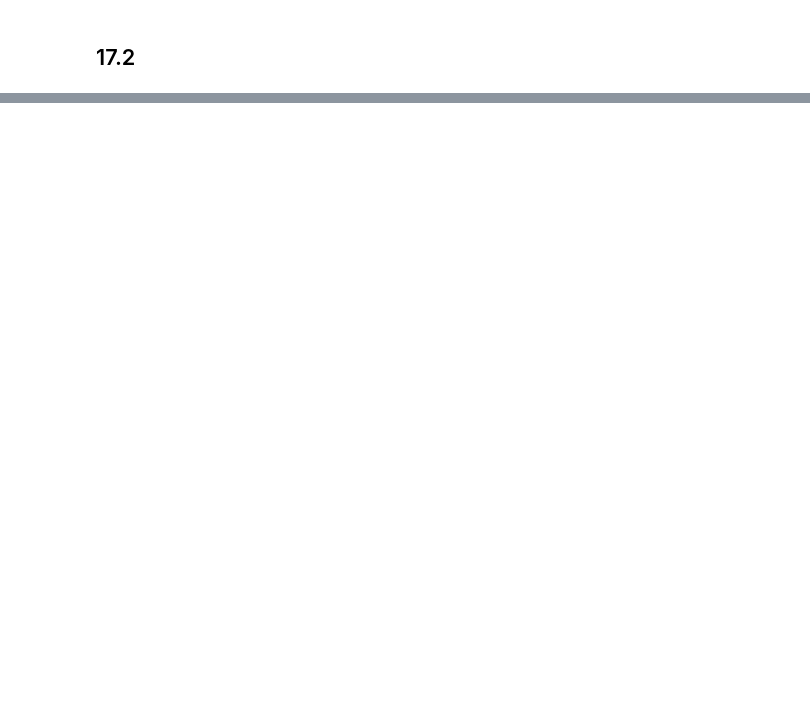
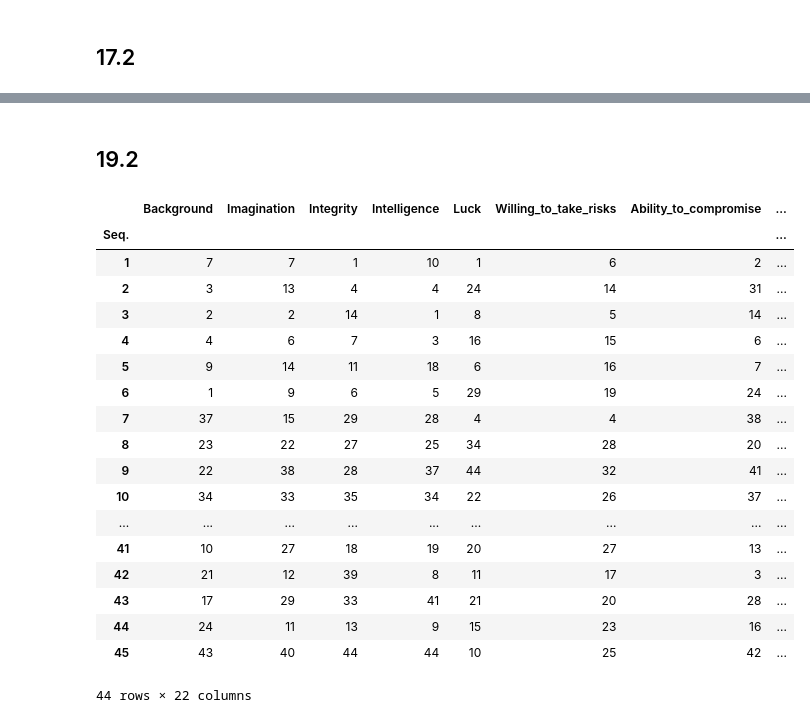
Before and after one commit to pydatawrangler/eda_ref, a Jupyter notebook: book-effective-pandas/effective_pandas_04_chap17-20.ipynb, the cells around one changed output, grey strips where cells are left out. Cells and saved outputs as stored; diff of their text form; code cells hidden in the pictures; blank space fills up the shorter version.

```diff
--- a/book-effective-pandas/effective_pandas_04_chap17.ipynb
+++ b/book-effective-pandas/effective_pandas_04_chap17-20.ipynb
@@ -138,3 +138,6 @@ Text(0.5, 1.0, 'Presidential Ranking')
 [figure]
 # %% [markdown]
 ## 17.2
+# %%
+pres = tweak_siena_pres(df2)
+pres.head()
@@ -140,0 +312,27 @@ Text(0.5, 1.0, 'Presidential Ranking')
+# %% [markdown]
+## 19.2
+# %%
+scores = (pres
+        .loc[:, 'Background':'Average_rank']
+)
+scores
+# %% [output]
+|  | Background | Imagination | Integrity | Intelligence | Luck | Willing_to_take_risks | Ability_to_compromise | ... |
+| Seq. |  |  |  |  |  |  |  | ... |
+| 1 | 7 | 7 | 1 | 10 | 1 | 6 | 2 | ... |
+| 2 | 3 | 13 | 4 | 4 | 24 | 14 | 31 | ... |
+| 3 | 2 | 2 | 14 | 1 | 8 | 5 | 14 | ... |
+| 4 | 4 | 6 | 7 | 3 | 16 | 15 | 6 | ... |
+| 5 | 9 | 14 | 11 | 18 | 6 | 16 | 7 | ... |
+| 6 | 1 | 9 | 6 | 5 | 29 | 19 | 24 | ... |
+| 7 | 37 | 15 | 29 | 28 | 4 | 4 | 38 | ... |
+| 8 | 23 | 22 | 27 | 25 | 34 | 28 | 20 | ... |
+| 9 | 22 | 38 | 28 | 37 | 44 | 32 | 41 | ... |
+| 10 | 34 | 33 | 35 | 34 | 22 | 26 | 37 | ... |
+| ... | ... | ... | ... | ... | ... | ... | ... | ... |
+| 41 | 10 | 27 | 18 | 19 | 20 | 27 | 13 | ... |
+| 42 | 21 | 12 | 39 | 8 | 11 | 17 | 3 | ... |
+| 43 | 17 | 29 | 33 | 41 | 21 | 20 | 28 | ... |
+| 44 | 24 | 11 | 13 | 9 | 15 | 23 | 16 | ... |
+| 45 | 43 | 40 | 44 | 44 | 10 | 25 | 42 | ... |
+44 rows × 22 columns
```
Also changed, not shown: parts of 37 cells of this notebook, 1 other file.
